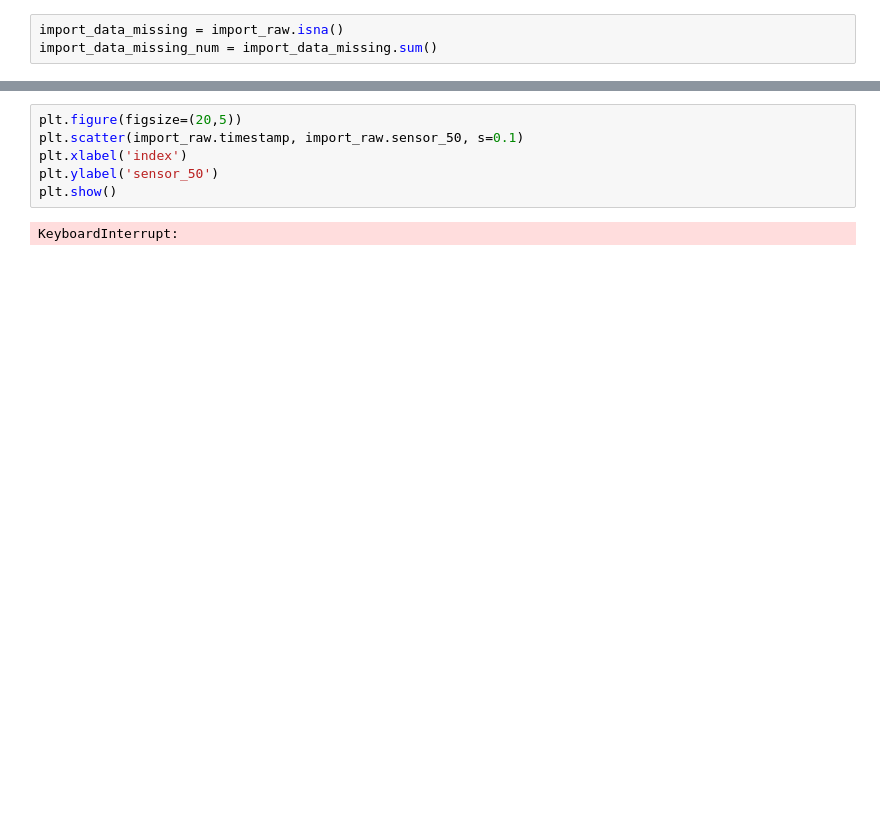
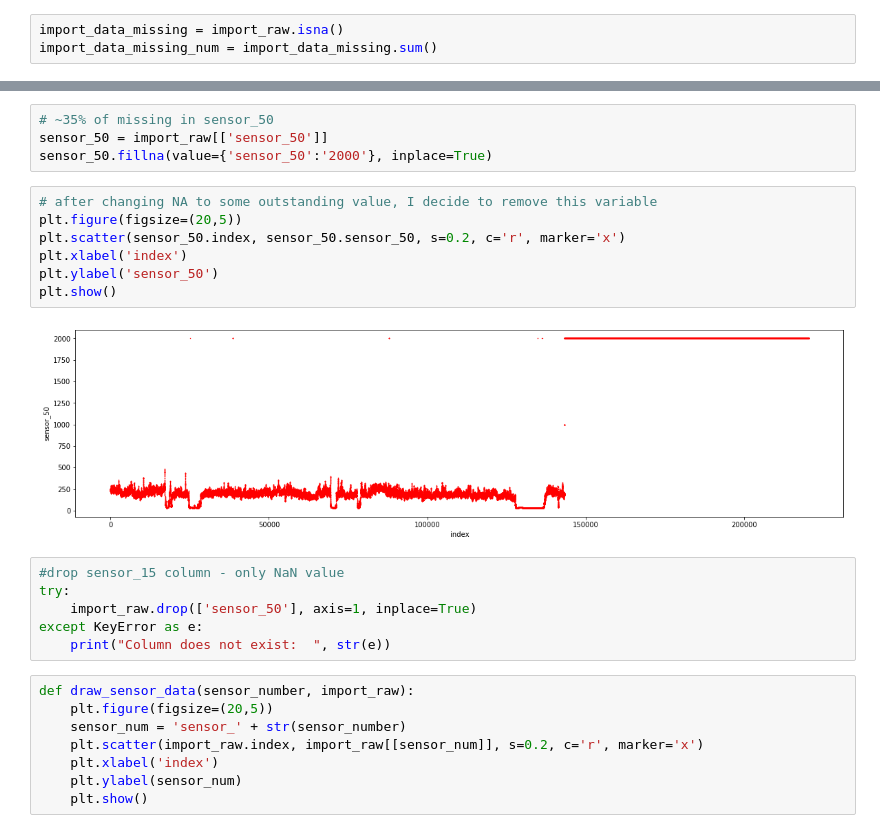
Before and after one commit to Sypek/pump_sensor_predictive_maintenance, a Jupyter notebook: sensor_pump_1.ipynb, the cells around one changed output, grey strips where cells are left out. Cells and saved outputs as stored; diff of their text form; blank space fills up the shorter version.

```diff
--- a/sensor_pump_1.ipynb
+++ b/sensor_pump_1.ipynb
@@ -121,8 +83,27 @@ import matplotlib.pyplot as plt
+# %%
+# ~35% of missing in sensor_50
+sensor_50 = import_raw[['sensor_50']]
+sensor_50.fillna(value={'sensor_50':'2000'}, inplace=True)
+# %%
+# after changing NA to some outstanding value, I decide to remove this variable
+plt.figure(figsize=(20,5))
+plt.scatter(sensor_50.index, sensor_50.sensor_50, s=0.2, c='r', marker='x')
+plt.xlabel('index')
+plt.ylabel('sensor_50')
+plt.show()
+# %% [output]
+[figure, added]
+# %%
+#drop sensor_15 column - only NaN value
+try:
+    import_raw.drop(['sensor_50'], axis=1, inplace=True)
+except KeyError as e:
+    print("Column does not exist:  ", str(e))
 # %%
-plt.figure(figsize=(20,5))
-plt.scatter(import_raw.timestamp, import_raw.sensor_50, s=0.1)
-plt.xlabel('index')
-plt.ylabel('sensor_50')
-plt.show()
+def draw_sensor_data(sensor_number, import_raw):
+    plt.figure(figsize=(20,5))
+    sensor_num = 'sensor_' + str(sensor_number)
+    plt.scatter(import_raw.index, import_raw[[sensor_num]], s=0.2, c='r', marker='x')
+    plt.xlabel('index')
+    plt.ylabel(sensor_num)
+    plt.show()
-# %% [output]
-KeyboardInterrupt:
```
Also changed, not shown: parts of 50 cells of this notebook.
